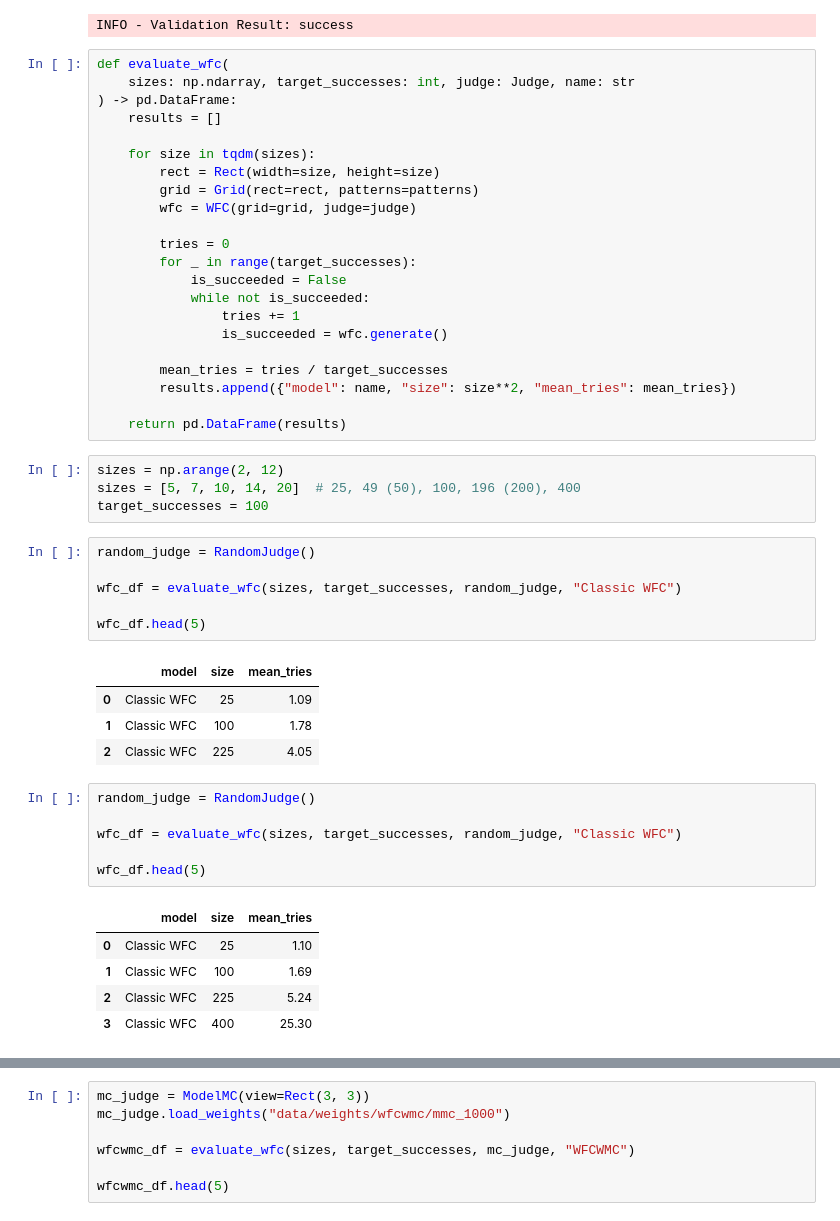
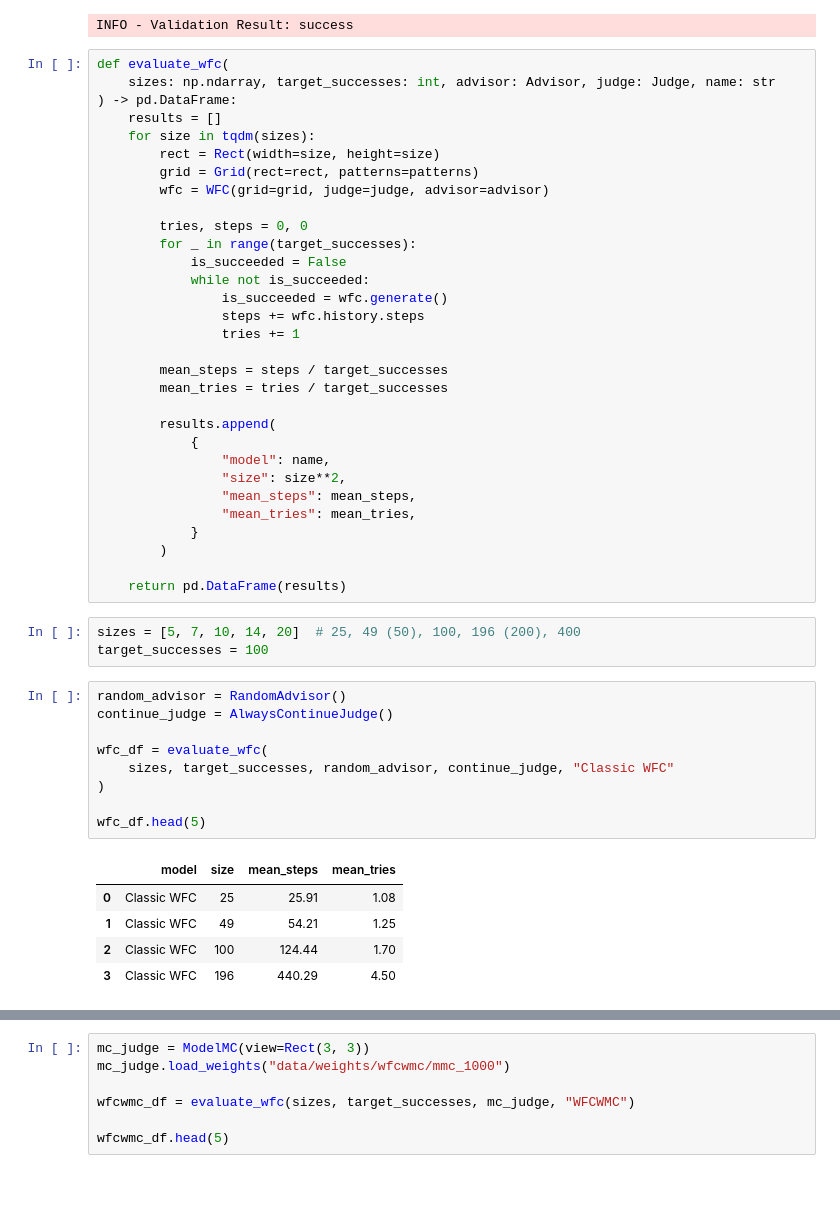
Before and after one commit to evlko/WFCWML, a Jupyter notebook: notebooks/performance.ipynb, the cells around one changed output, grey strips where cells are left out. Cells and saved outputs as stored; diff of their text form; blank space fills up the shorter version.

Commit message:
refactor ml advisors

```diff
--- a/notebooks/performance.ipynb
+++ b/notebooks/performance.ipynb
@@ -27,50 +28,50 @@ patterns = factory.create_patterns()
 INFO - Validation Result: success
 # %%
 def evaluate_wfc(
-    sizes: np.ndarray, target_successes: int, judge: Judge, name: str
+    sizes: np.ndarray, target_successes: int, advisor: Advisor, judge: Judge, name: str
 ) -> pd.DataFrame:
     results = []
-
     for size in tqdm(sizes):
         rect = Rect(width=size, height=size)
         grid = Grid(rect=rect, patterns=patterns)
-        wfc = WFC(grid=grid, judge=judge)
+        wfc = WFC(grid=grid, judge=judge, advisor=advisor)
 
-        tries = 0
+        tries, steps = 0, 0
         for _ in range(target_successes):
             is_succeeded = False
             while not is_succeeded:
+                is_succeeded = wfc.generate()
+                steps += wfc.history.steps
                 tries += 1
-                is_succeeded = wfc.generate()
 
+        mean_steps = steps / target_successes
         mean_tries = tries / target_successes
-        results.append({"model": name, "size": size**2, "mean_tries": mean_tries})
+
+        results.append(
+            {
+                "model": name,
+                "size": size**2,
+                "mean_steps": mean_steps,
+                "mean_tries": mean_tries,
+            }
+        )
 
     return pd.DataFrame(results)
 # %%
-sizes = np.arange(2, 12)
 sizes = [5, 7, 10, 14, 20]  # 25, 49 (50), 100, 196 (200), 400
 target_successes = 100
 # %%
-random_judge = RandomJudge()
+random_advisor = RandomAdvisor()
+continue_judge = AlwaysContinueJudge()
 
-wfc_df = evaluate_wfc(sizes, target_successes, random_judge, "Classic WFC")
+wfc_df = evaluate_wfc(
+    sizes, target_successes, random_advisor, continue_judge, "Classic WFC"
+)
 
 wfc_df.head(5)
 # %% [output]
-|  | model | size | mean_tries |
-| 0 | Classic WFC | 25 | 1.09 |
-| 1 | Classic WFC | 100 | 1.78 |
-| 2 | Classic WFC | 225 | 4.05 |
+|  | model | size | mean_steps | mean_tries |
+| 0 | Classic WFC | 25 | 25.91 | 1.08 |
+| 1 | Classic WFC | 49 | 54.21 | 1.25 |
+| 2 | Classic WFC | 100 | 124.44 | 1.70 |
+| 3 | Classic WFC | 196 | 440.29 | 4.50 |
-# %%
-random_judge = RandomJudge()
-
-wfc_df = evaluate_wfc(sizes, target_successes, random_judge, "Classic WFC")
-
-wfc_df.head(5)
-# %% [output]
-|  | model | size | mean_tries |
-| 0 | Classic WFC | 25 | 1.10 |
-| 1 | Classic WFC | 100 | 1.69 |
-| 2 | Classic WFC | 225 | 5.24 |
-| 3 | Classic WFC | 400 | 25.30 |
```
Also changed, not shown: parts of 8 cells of this notebook, 7 other files.
